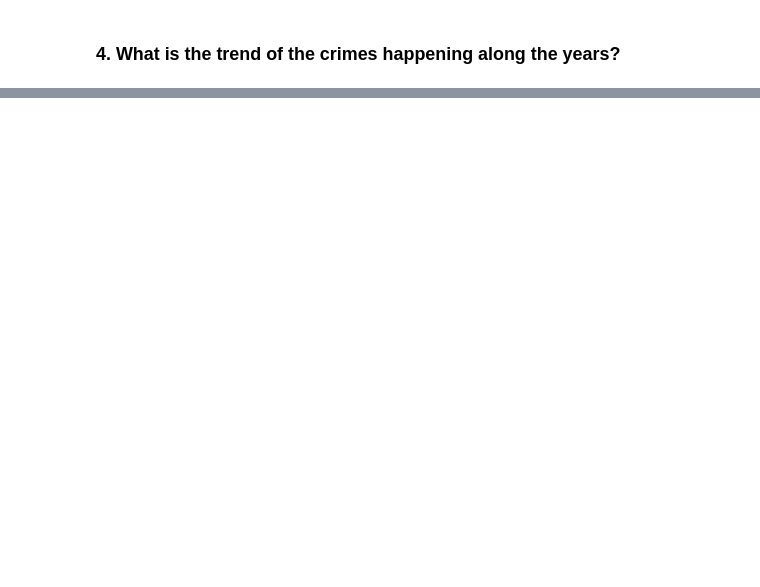
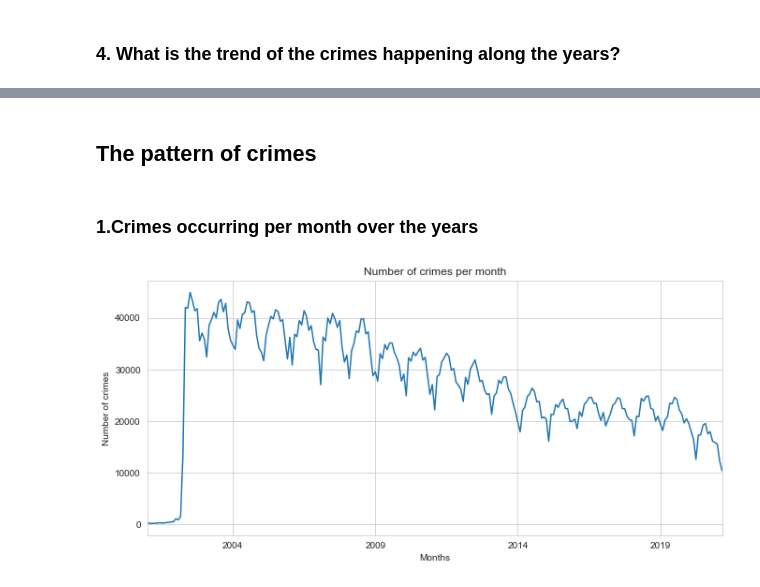
Before and after one commit to tejalvs/ChicagoCrimeAnalysis, a Jupyter notebook: DataCleaning_1.ipynb, the cells around one changed output, grey strips where cells are left out. Cells and saved outputs as stored; diff of their text form; code cells hidden in the pictures; blank space fills up the shorter version.

```diff
--- a/DataCleaning_1.ipynb
+++ b/DataCleaning_1.ipynb
@@ -255,0 +236,13 @@ plo = crime_data_count_date.rolling(365).sum().plot(figsize=(12, 30), subplots=T
+# %% [markdown]
+## The pattern of crimes
+# %% [markdown]
+### 1.Crimes occurring per month over the years
+# %%
+plt.figure(figsize=(11,5))
+Crimes_copy.resample('M').size().plot(legend=False)
+plt.title('Number of crimes per month')
+plt.xlabel('Months')
+plt.ylabel('Number of crimes')
+plt.show()
+# %% [output]
+[figure, added]
```
Also changed, not shown: parts of 10 cells of this notebook.
